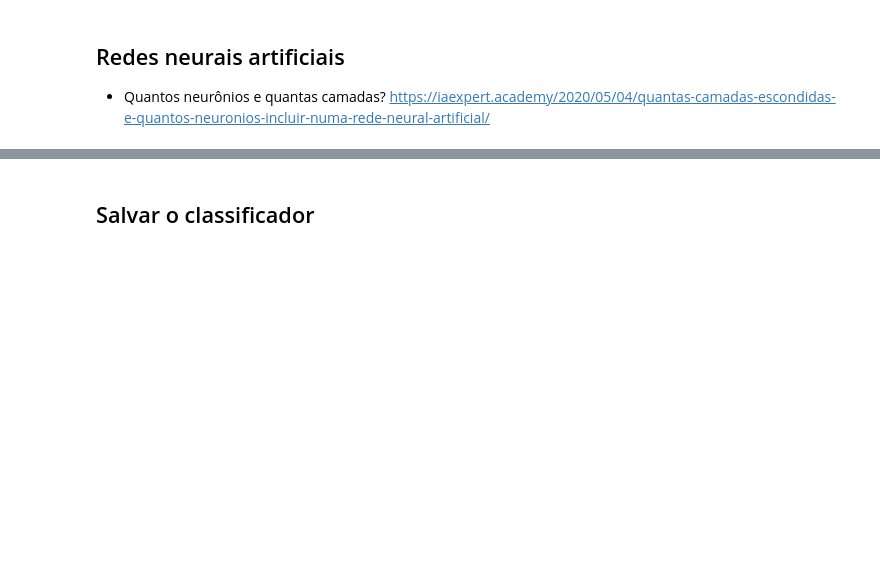
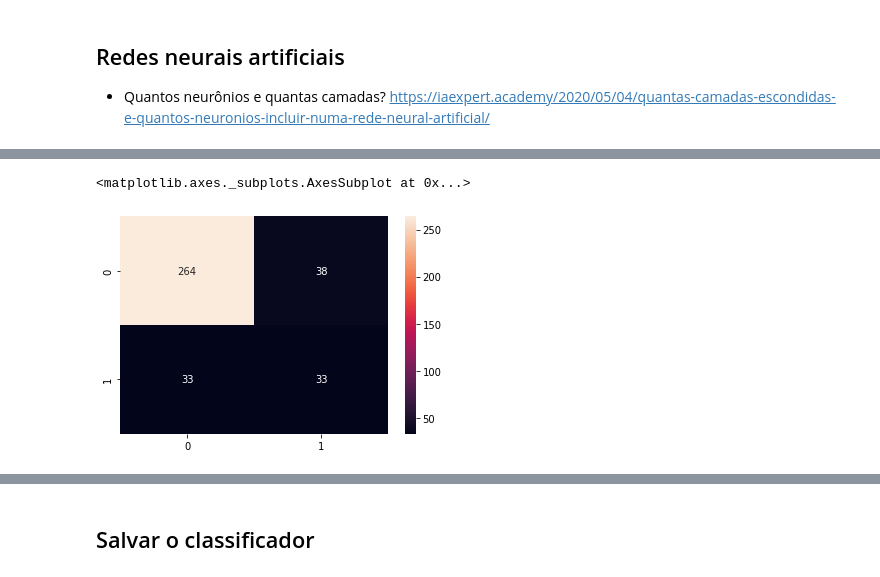
Before and after one commit to Vinicius-Luiz/ciencia_dados_para_empresas, a Jupyter notebook: RH/Em_Branco_Departamento_de_Recursos_Humanos.ipynb, the cells around one changed output, grey strips where cells are left out. Cells and saved outputs as stored; diff of their text form; code cells hidden in the pictures; blank space fills up the shorter version.

```diff
--- a/RH/Em_Branco_Departamento_de_Recursos_Humanos.ipynb
+++ b/RH/Em_Branco_Departamento_de_Recursos_Humanos.ipynb
@@ -456,0 +520,9 @@ weighted avg       0.90      0.90      0.88       368
+# %%
+#compilar
+rede_neural.compile(optimizer='Adam', loss='binary_crossentropy', metrics = ['accuracy'])
+#optimizer: ajuste dos pesos
+#loss: como que o erro vai ser calculado | binary pq é problema de classificação binária
+# %%
+rede_neural.fit(x_train, y_train, epochs=200) #treinar a rede neural
+#epocas: quantas vezes faremos a atualização dos pesos
+#vai rodar 200x
@@ -456,0 +548,3 @@ weighted avg       0.90      0.90      0.88       368
+# %%
+y_pred = rede_neural.predict(x_test) #realizar as predições
+y_pred
@@ -456,0 +569,3 @@ weighted avg       0.90      0.90      0.88       368
+# %%
+y_pred = (y_pred >= 0.5) #converter resultado para binário
+y_pred
@@ -456,0 +590,6 @@ weighted avg       0.90      0.90      0.88       368
+# %%
+cm = confusion_matrix(y_true=y_test, y_pred=y_pred)
+sns.heatmap(cm, annot=True, fmt='g')
+# %% [output]
+<matplotlib.axes._subplots.AxesSubplot at 0x...>
+[figure, added]
```
Also changed, not shown: parts of 21 cells of this notebook.
